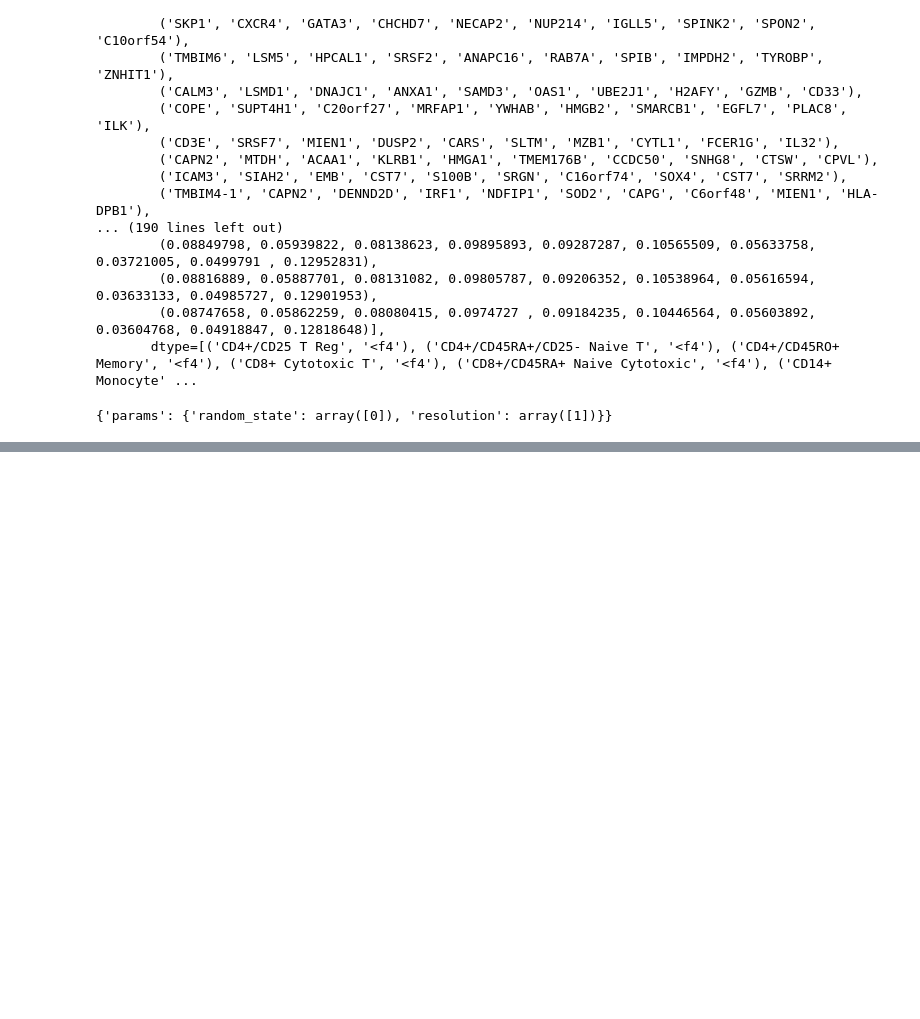
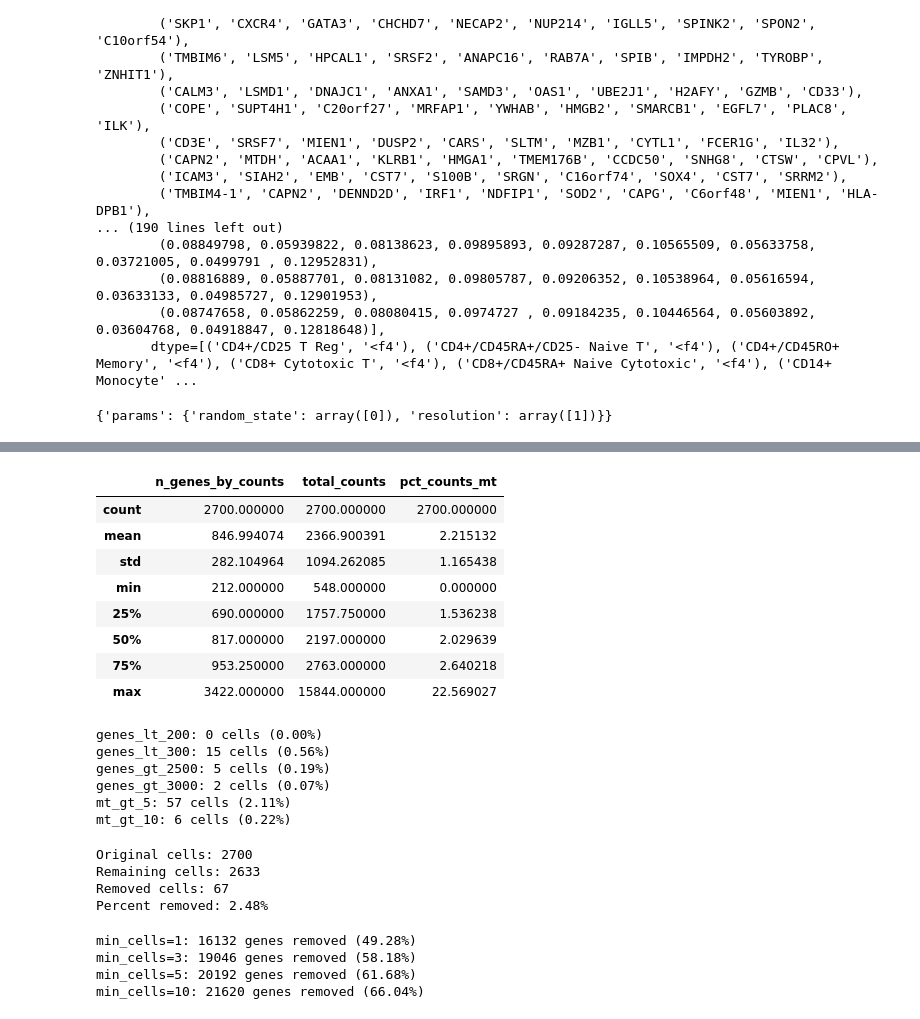
Before and after one commit to tshotts07/ImmunoType, a Jupyter notebook: notebooks/03_preprocessing.ipynb, the cells around one changed output, grey strips where cells are left out. Drawn from its saved outputs; the diff is of its cells as text; code cells hidden in the pictures; blank space fills up the shorter version.

```diff
--- a/notebooks/03_preprocessing.ipynb
+++ b/notebooks/03_preprocessing.ipynb
@@ -110,0 +193,70 @@ adata.uns["louvain"]
+# %%
+adata_raw.obs[
+    ["n_genes_by_counts", "total_counts", "pct_counts_mt"]
+    ].describe()
+# %% [output]
+|  | n_genes_by_counts | total_counts | pct_counts_mt |
+| count | 2700.000000 | 2700.000000 | 2700.000000 |
+| mean | 846.994074 | 2366.900391 | 2.215132 |
+| std | 282.104964 | 1094.262085 | 1.165438 |
+| min | 212.000000 | 548.000000 | 0.000000 |
+| 25% | 690.000000 | 1757.750000 | 1.536238 |
+| 50% | 817.000000 | 2197.000000 | 2.029639 |
+| 75% | 953.250000 | 2763.000000 | 2.640218 |
+| max | 3422.000000 | 15844.000000 | 22.569027 |
+# %%
+candidate_filters = {
+    "genes_lt_200": adata_raw.obs["n_genes_by_counts"] < 200,
+    "genes_lt_300": adata_raw.obs["n_genes_by_counts"] < 300,
+    "genes_gt_2500": adata_raw.obs["n_genes_by_counts"] > 2500,
+    "genes_gt_3000": adata_raw.obs["n_genes_by_counts"] > 3000,
+    "mt_gt_5": adata_raw.obs["pct_counts_mt"] > 5,
+    "mt_gt_10": adata_raw.obs["pct_counts_mt"] > 10,
+}
+
+for name, mask in candidate_filters.items():
+    n_cells = mask.sum()
+    pct_cells = 100 * n_cells / adata_raw.n_obs
+    print(f"{name}: {n_cells} cells ({pct_cells:.2f}%)")
+# %% [output]
+genes_lt_200: 0 cells (0.00%)
+genes_lt_300: 15 cells (0.56%)
+genes_gt_2500: 5 cells (0.19%)
+genes_gt_3000: 2 cells (0.07%)
+mt_gt_5: 57 cells (2.11%)
+mt_gt_10: 6 cells (0.22%)
+# %%
+adata_qc = adata_raw[
+    (adata_raw.obs["n_genes_by_counts"] >= 300) &
+    (adata_raw.obs["pct_counts_mt"] < 5)
+    ].copy()
+
+print(f"Original cells: {adata_raw.n_obs}")
+print(f"Remaining cells: {adata_qc.n_obs}")
+print(f"Removed cells: {adata_raw.n_obs - adata_qc.n_obs}")
+print(f"Percent removed: {(adata_raw.n_obs - adata_qc.n_obs) / adata_raw.n_obs * 100:.2f}%")
+# %% [output]
+Original cells: 2700
+Remaining cells: 2633
+Removed cells: 67
+Percent removed: 2.48%
+# %%
+import numpy as np
+from scipy import sparse
+
+gene_detection_counts = np.asarray(
+    (adata_qc.X > 0).sum(axis=0)
+).ravel()
+
+for threshold in [1, 3, 5, 10]:
+    removed = (gene_detection_counts < threshold).sum()
+    print(
+        f"min_cells={threshold}: "
+        f"{removed} genes removed "
+        f"({100 * removed / adata_qc.n_vars:.2f}%)"
+    )
+# %% [output]
+min_cells=1: 16132 genes removed (49.28%)
+min_cells=3: 19046 genes removed (58.18%)
+min_cells=5: 20192 genes removed (61.68%)
+min_cells=10: 21620 genes removed (66.04%)
```
Also changed, not shown: parts of 5 cells of this notebook, 1 other file.
